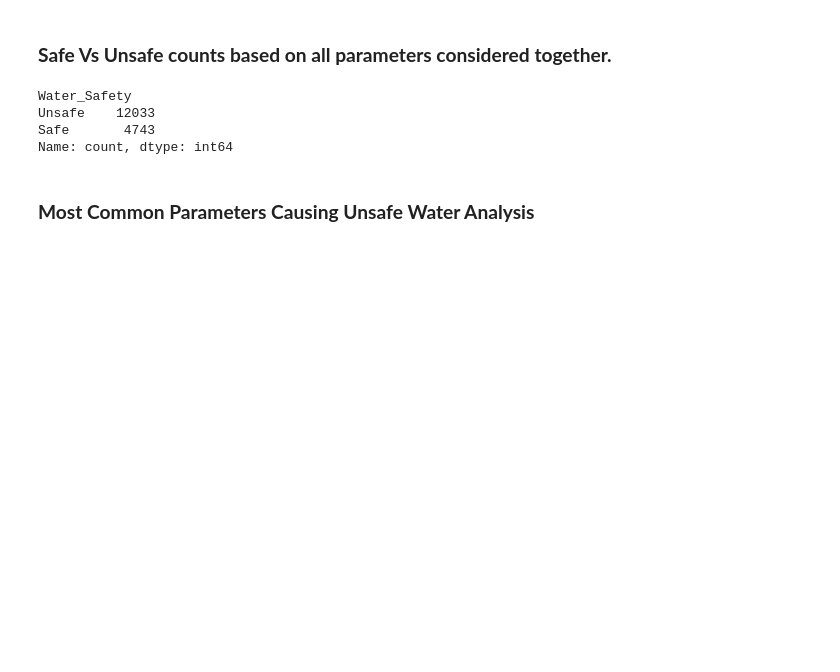
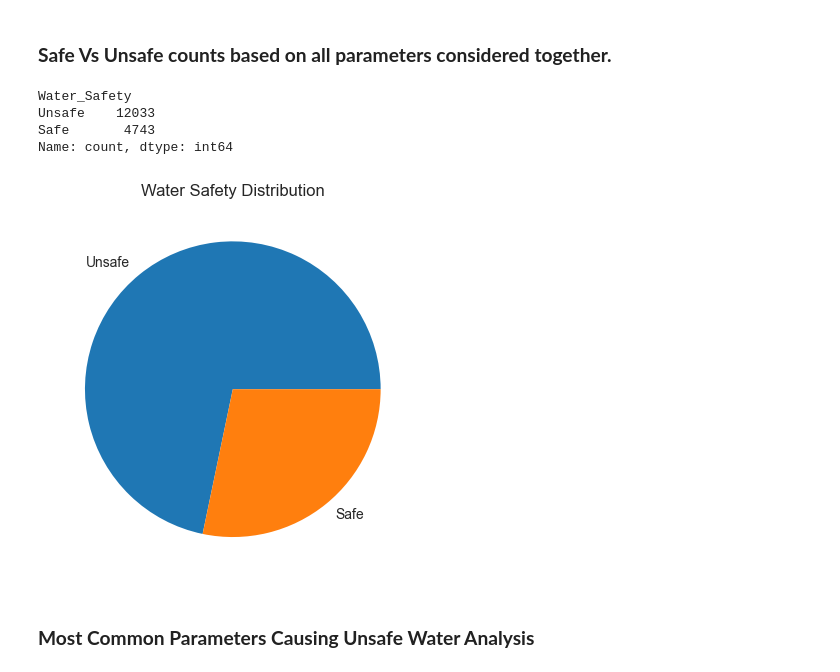
Before and after one commit to asminity/CGWS-Groundwater-Anlaysis, a Jupyter notebook: Report/report.ipynb, the cells around one changed output. Drawn from its saved outputs; the diff is of its cells as text; code cells hidden in the pictures; blank space fills up the shorter version.

```diff
--- a/Report/report.ipynb
+++ b/Report/report.ipynb
@@ -284,6 +292,13 @@ Water_Safety
 Unsafe    12033
 Safe       4743
 Name: count, dtype: int64
+# %%
+safety_summary.plot(kind='pie', color=['green', 'red'])
+plt.title('Water Safety Distribution')
+plt.ylabel('')
+plt.show()
+# %% [output]
+[figure, added]
 # %% [markdown]
 ### **Most Common Parameters Causing Unsafe Water Analysis**
 # %%
```
Also changed, not shown: parts of 7 cells of this notebook, 2 other files.
